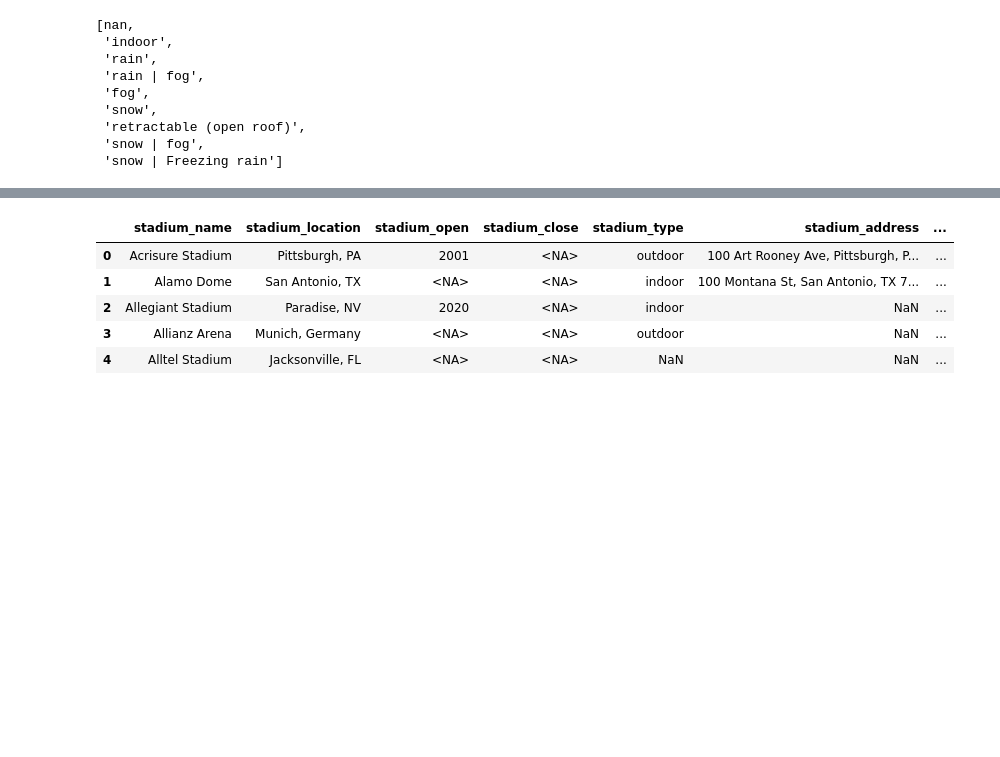
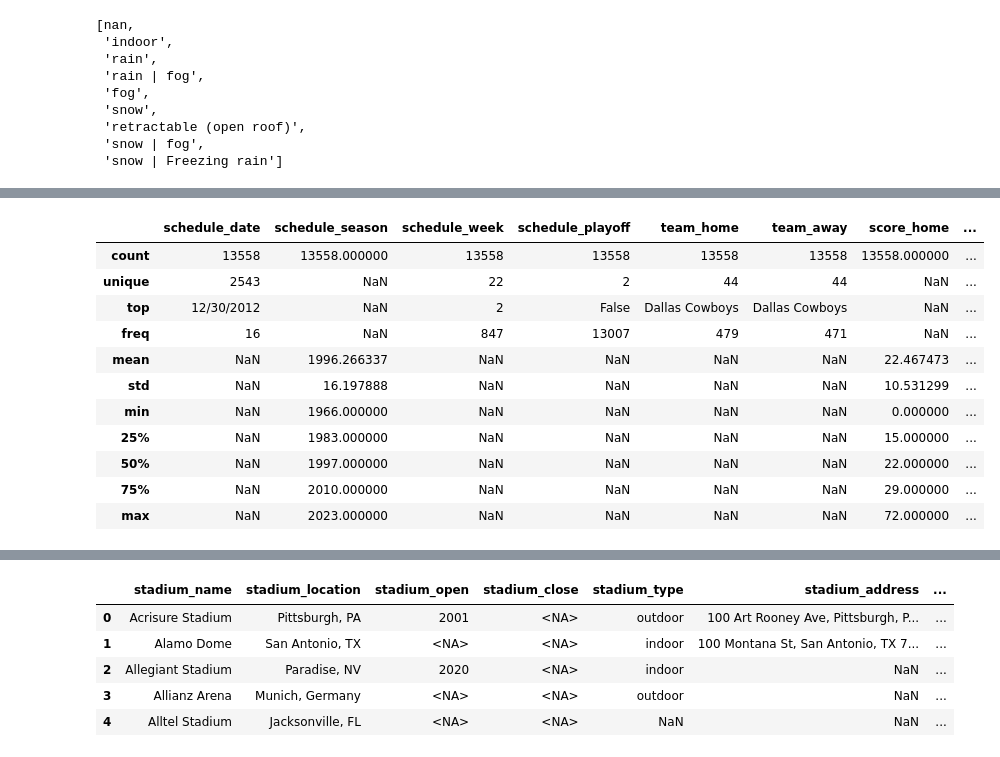
Before and after one commit to AMersman/capstone_NFL, a Jupyter notebook: Data Collection_NFL.ipynb, the cells around one changed output, grey strips where cells are left out. Cells and saved outputs as stored; diff of their text form; code cells hidden in the pictures; blank space fills up the shorter version.

```diff
--- a/Data Collection_NFL.ipynb
+++ b/Data Collection_NFL.ipynb
@@ -243,2 +272,17 @@ memory usage: 2.0+ MB
+# %%
+merged_df.describe(include="all")
+# %% [output]
+|  | schedule_date | schedule_season | schedule_week | schedule_playoff | team_home | team_away | score_home | ... |
+| count | 13558 | 13558.000000 | 13558 | 13558 | 13558 | 13558 | 13558.000000 | ... |
+| unique | 2543 | NaN | 22 | 2 | 44 | 44 | NaN | ... |
+| top | 12/30/2012 | NaN | 2 | False | Dallas Cowboys | Dallas Cowboys | NaN | ... |
+| freq | 16 | NaN | 847 | 13007 | 479 | 471 | NaN | ... |
+| mean | NaN | 1996.266337 | NaN | NaN | NaN | NaN | 22.467473 | ... |
+| std | NaN | 16.197888 | NaN | NaN | NaN | NaN | 10.531299 | ... |
+| min | NaN | 1966.000000 | NaN | NaN | NaN | NaN | 0.000000 | ... |
+| 25% | NaN | 1983.000000 | NaN | NaN | NaN | NaN | 15.000000 | ... |
+| 50% | NaN | 1997.000000 | NaN | NaN | NaN | NaN | 22.000000 | ... |
+| 75% | NaN | 2010.000000 | NaN | NaN | NaN | NaN | 29.000000 | ... |
+| max | NaN | 2023.000000 | NaN | NaN | NaN | NaN | 72.000000 | ... |
 # %%
 pd.set_option('display.max_columns', 500)
```
Also changed, not shown: parts of 22 cells of this notebook, 3 other files.
